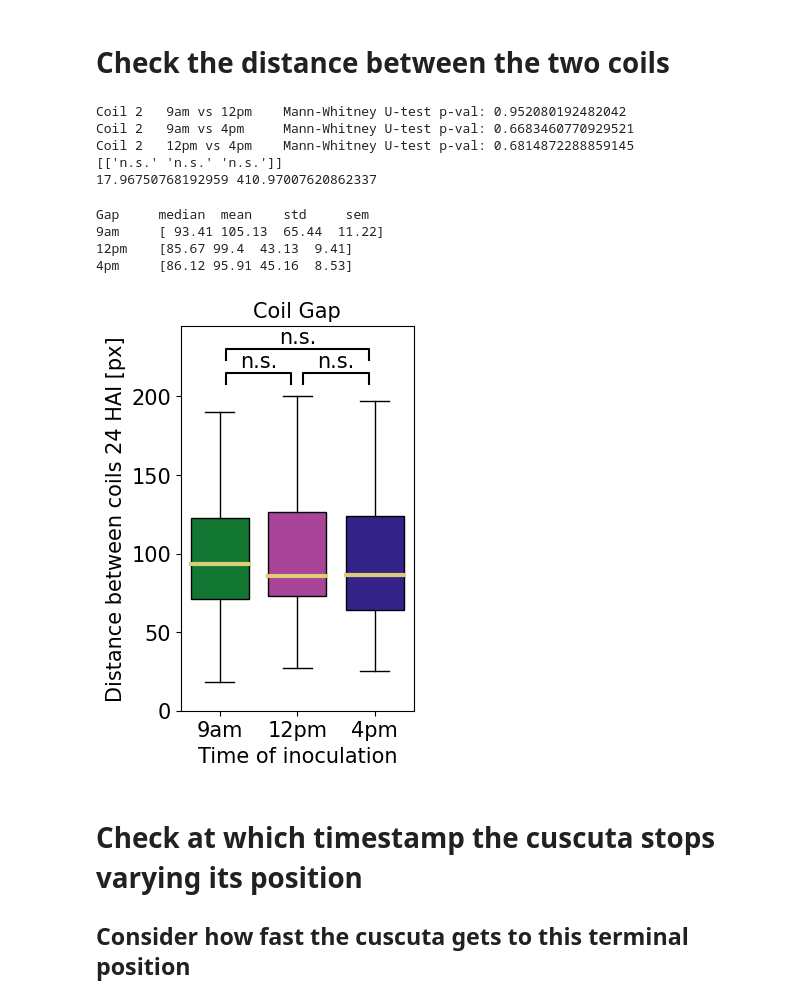
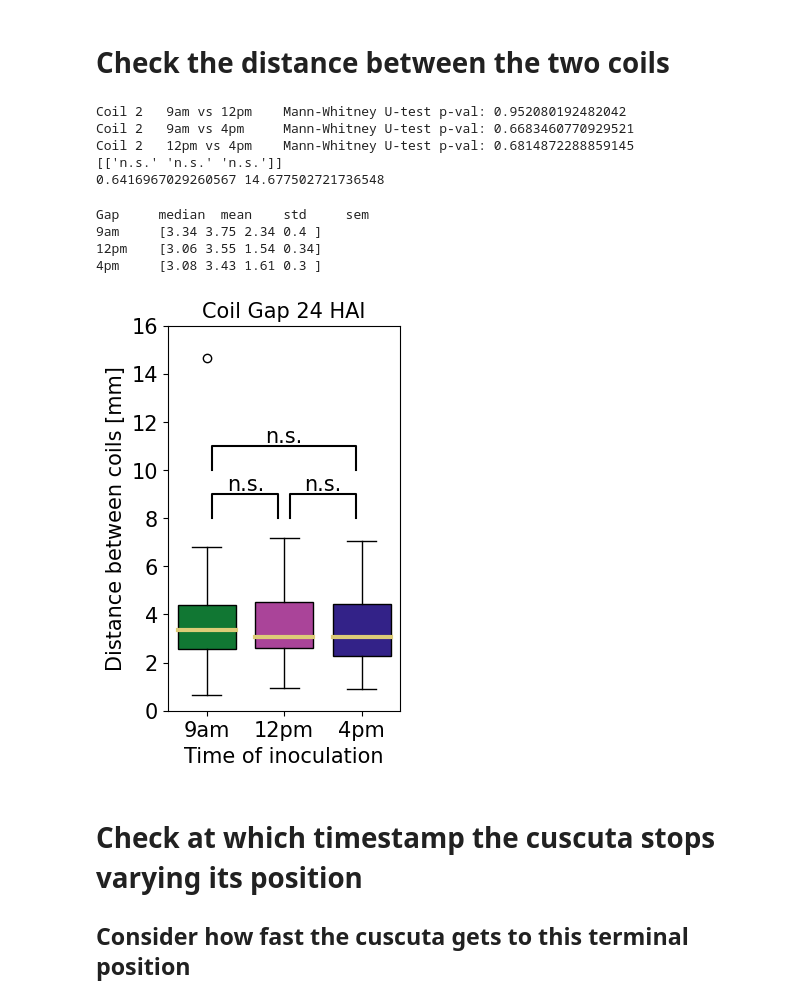
Before and after one commit to ejamezquita/cuscuta, a Jupyter notebook: jupyter/03_pd_wrangle.ipynb, the cells around one changed output. Cells and saved outputs as stored; diff of their text form; code cells hidden in the pictures.

```diff
--- a/jupyter/03_pd_wrangle.ipynb
+++ b/jupyter/03_pd_wrangle.ipynb
@@ -256,6 +256,10 @@ for key in dfs:
     quicks[key] = quick
     stables[key] = stable
 
+for key in dfs:
+    positions[key] /= 28
+    tight[key] /= 28
+
 foo = [None for i in range(len(Times))]
 # %%
 hmax = max([np.max(times[Times[i]]) for i in range(len(Times))] + [np.max(manu[Times[i]][:,0]) for i in range(len(Times))])
@@ -458,7 +462,7 @@ Coil 2   12pm vs 4pm    Mann-Whitney U-test p-val: 0.5279580244565482
 # %%
 eps = 5
 
-fig, ax = plt.subplots(1,2, figsize=(6,4), sharey=True, sharex=True)
+fig, ax = plt.subplots(1,2, figsize=(6,5), sharey=True, sharex=True)
 ax = np.atleast_1d(ax).ravel()
 
 for k in range(len(ax)):
@@ -507,8 +511,12 @@ ax[0].text( 2.5, yvals[0]-eps, '***', ha='center', va='top', color='k', fontsize
 ax[0].text( 3.3, yvals[1]-eps, '**', ha='center', va='top', color='k', fontsize=fs)
 ax[1].text( 1.3, yvals[2]-eps, '***', ha='center', va='top', color='k', fontsize=fs)
 
+yticks = np.arange(-2,3)*25
+ax[0].set_yticks(yticks, yticks)
+
+fig.suptitle('Coil Angle 24 HAI', fontsize=fs+2)
 fig.supxlabel('Time of inoculation', fontsize=fs)
-fig.supylabel('Angle with respect to base 24 HAI [°]', fontsize=fs)
+fig.supylabel('Angle with respect to base [°]', fontsize=fs)
 fig.tight_layout();
 
 filename = dst + 'final_angle'
@@ -562,7 +570,8 @@ Coil 2   12pm vs 4pm    Mann-Whitney U-test p-val: 0.3829037977760806
 # %%
-eps = 25
+hmax = 25
+eps = 1
 
-fig, ax = plt.subplots(1,2, figsize=(6,4), sharey=True, sharex=True)
+fig, ax = plt.subplots(1,2, figsize=(6,5), sharey=True, sharex=True)
 ax = np.atleast_1d(ax).ravel()
 
 for k in range(len(ax)):
@@ -578,7 +587,7 @@ for k in range(len(ax)):
 
     ax[k].set_xticks(range(1,4), Times)
     ax[k].tick_params(labelsize=fs)
-    ax[k].set_ylim((hmin - eps, hmax+eps*5))
+    ax[k].set_ylim((-1, 30))
 
 
 epsx = 0.075
@@ -594,12 +603,13 @@ for ix,(i,j) in enumerate(it.combinations(range(len(Times)), 2)):
         ax[k].text((xfoo[0] + xfoo[2])*.5, yfoo[0]+eps, smwhit[ix,k], ha='center', va='bottom', color='k', fontsize=fs)
         ax[k].plot(xfoo, yfoo, lw=1.5, c='k')
 
+fig.suptitle('Coil Position 24 HAI', fontsize=fs+2)
 fig.supxlabel('Time of inoculation', fontsize=fs)
-fig.supylabel('Position above tape 24 HAI [px]', fontsize=fs)
+fig.supylabel('Distance from point of inoculation [mm]', fontsize=fs)
 fig.tight_layout();
 
 filename = dst + 'final_position'
-#plt.savefig(filename + '.svg', format='svg', bbox_inches='tight')
-#plt.savefig(filename + '.jpg', format='jpg', dpi=200, pil_kwargs={'optimize':True}, bbox_inches='tight')
+plt.savefig(filename + '.svg', format='svg', bbox_inches='tight')
+plt.savefig(filename + '.jpg', format='jpg', dpi=200, pil_kwargs={'optimize':True}, bbox_inches='tight')
 # %% [output]
 Coil 1  median  mean    std     sem
@@ -627,55 +637,56 @@ print(smwhit)
 hmin = min([np.min(tight[key]) for key in speed])
 hmax = max([np.max(tight[key]) for key in speed])
 print(hmin, hmax)
-hmax = 215
 # %% [output]
 Coil 2   9am vs 12pm    Mann-Whitney U-test p-val: 0.952080192482042
 Coil 2   9am vs 4pm     Mann-Whitney U-test p-val: 0.6683460770929521
 Coil 2   12pm vs 4pm    Mann-Whitney U-test p-val: 0.6814872288859145
 [['n.s.' 'n.s.' 'n.s.']]
-17.96750768192959 410.97007620862337
+0.6416967029260567 14.677502721736548
 # %%
 fig, ax = plt.subplots(1,1, figsize=(3,5), sharey=True, sharex=True)
 ax = np.atleast_1d(ax).ravel(); i=0
+
+hmax = 9
 
 print('Gap\tmedian\tmean\tstd\tsem')
 for i in range(len(foo)):
     foo[i] = tight[ Times[i] ]
     print(Times[i], np.round([np.median(foo[i]), np.mean(foo[i]), np.std(foo[i]), np.std(foo[i])/np.sqrt(len(foo[i]))], 2) , sep='\t')
 
 bplot = ax[0].boxplot(foo,
                       widths=0.75, patch_artist=True,
                       medianprops={'lw':3, 'color':colors[5], 'alpha':1}, zorder=3)
 for patch, color in zip(bplot['boxes'], colors[:len(Times)]):
     patch.set_facecolor(color)
 
 for ix,(i,j) in enumerate(it.combinations(range(len(Times)), 2)):
     if i+j == 2:
-        epsy = 15
+        epsy = 2
     else:
         epsy = 0
     xfoo = np.array([i+1+epsx, i+1+epsx, j+1-epsx, j+1-epsx])
-    yfoo = np.array([hmax-7,hmax,hmax,hmax-7]) + epsy
-    ax[0].text((xfoo[0] + xfoo[2])*.5, yfoo[0]+8, smwhit[0,ix], ha='center', va='bottom', color='k', fontsize=fs)
+    yfoo = np.array([hmax-1,hmax,hmax,hmax-1]) + epsy
+    ax[0].text((xfoo[0] + xfoo[2])*.5, yfoo[0]+1, smwhit[0,ix], ha='center', va='bottom', color='k', fontsize=fs)
     ax[0].plot(xfoo, yfoo, lw=1.5, c='k')
 
 i = 0
-ax[i].set_ylim((0,hmax+30))
+ax[i].set_ylim((0,16))
 ax[i].tick_params(labelsize=fs);
 ax[i].set_xticks(np.arange(len(Times)) + 1, Times, fontsize=fs);
-ax[i].set_ylabel('Distance between coils 24 HAI [px]', fontsize=fs);
+ax[i].set_ylabel('Distance between coils [mm]', fontsize=fs);
 ax[i].set_xlabel('Time of inoculation', fontsize=fs)
-ax[i].set_title('Coil Gap', fontsize=fs);
+ax[i].set_title('Coil Gap 24 HAI', fontsize=fs);
 
 filename = dst + 'coil_tightness'
 #plt.savefig(filename + '.svg', format='svg', bbox_inches='tight')
 #plt.savefig(filename + '.jpg', format='jpg', dpi=200, pil_kwargs={'optimize':True}, bbox_inches='tight')
 # %% [output]
 Gap     median  mean    std     sem
-9am     [ 93.41 105.13  65.44  11.22]
-12pm    [85.67 99.4  43.13  9.41]
-4pm     [86.12 95.91 45.16  8.53]
+9am     [3.34 3.75 2.34 0.4 ]
+12pm    [3.06 3.55 1.54 0.34]
+4pm     [3.08 3.43 1.61 0.3 ]
-[figure, old version]
+[figure, new version]
 # %% [markdown]
 # Check at which timestamp the cuscuta stops varying its position
 
```
Also changed, not shown: parts of 6 cells of this notebook, 4 other files.
